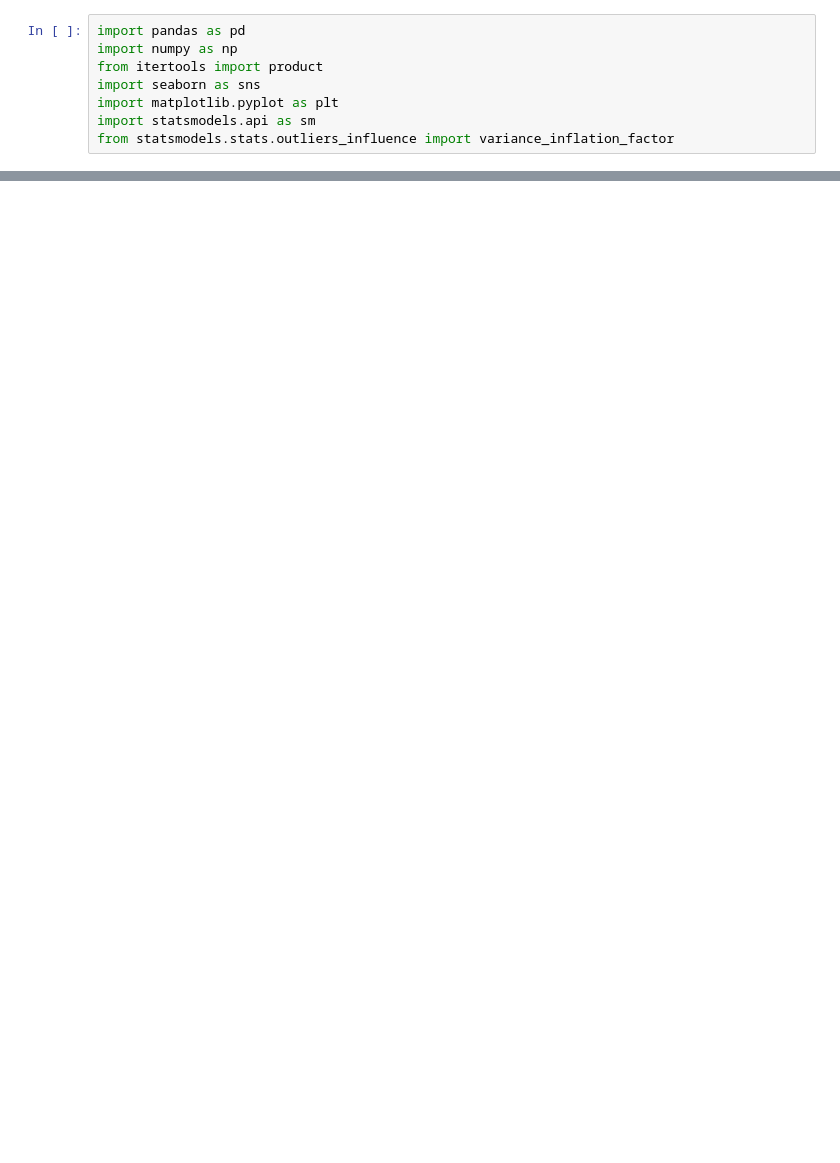
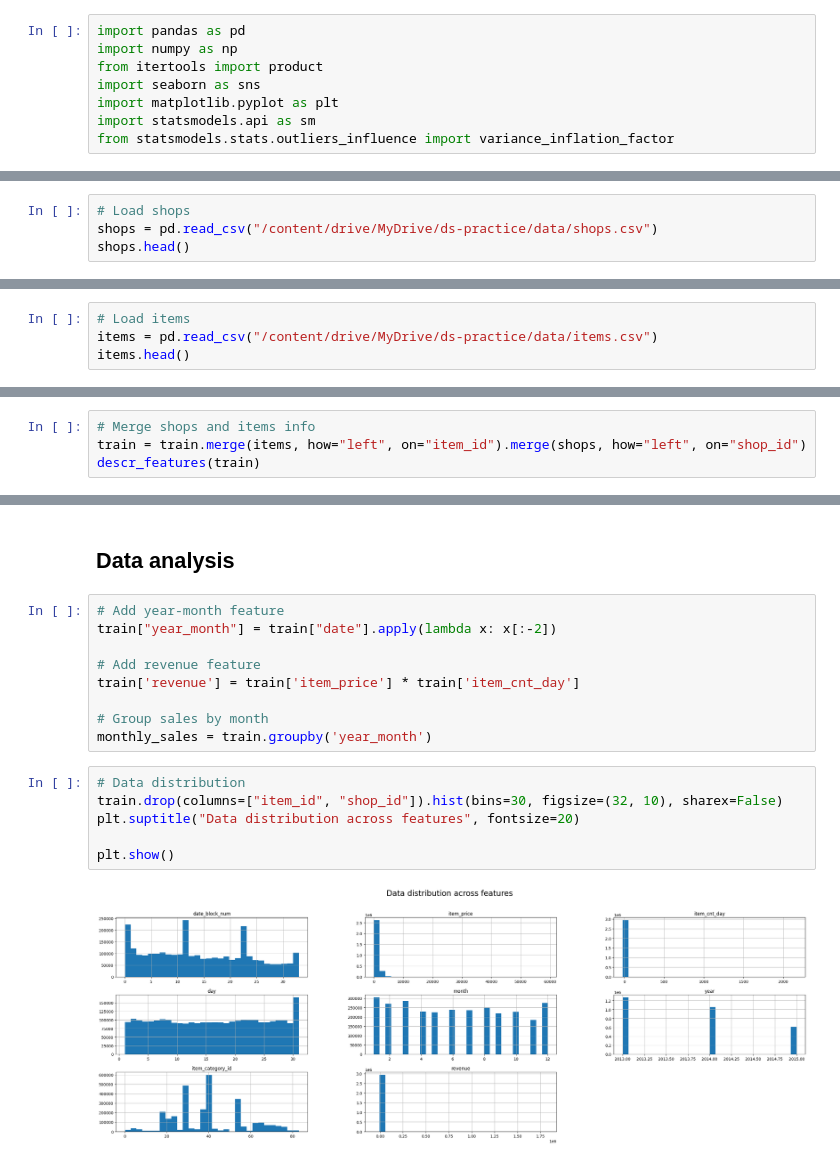
Before and after one commit to katsiarynashymchonak-trainee/ds-practice, a Jupyter notebook: EDA.ipynb, the cells around one changed output, grey strips where cells are left out. Cells and saved outputs as stored; diff of their text form; blank space fills up the shorter version.

```diff
--- a/EDA.ipynb
+++ b/EDA.ipynb
@@ -319,0 +94,4 @@ def get_bounds(data, column):
+# %%
+# Load shops
+shops = pd.read_csv("/content/drive/MyDrive/ds-practice/data/shops.csv")
+shops.head()
@@ -319,0 +105,4 @@ def get_bounds(data, column):
+# %%
+# Load items
+items = pd.read_csv("/content/drive/MyDrive/ds-practice/data/items.csv")
+items.head()
@@ -319,0 +116,4 @@ def get_bounds(data, column):
+# %%
+# Merge shops and items info
+train = train.merge(items, how="left", on="item_id").merge(shops, how="left", on="shop_id")
+descr_features(train)
@@ -319,0 +132,19 @@ def get_bounds(data, column):
+# %% [markdown]
+## Data analysis
+# %%
+# Add year-month feature
+train["year_month"] = train["date"].apply(lambda x: x[:-2])
+
+# Add revenue feature
+train['revenue'] = train['item_price'] * train['item_cnt_day']
+
+# Group sales by month
+monthly_sales = train.groupby('year_month')
+# %%
+# Data distribution
+train.drop(columns=["item_id", "shop_id"]).hist(bins=30, figsize=(32, 10), sharex=False)
+plt.suptitle("Data distribution across features", fontsize=20)
+
+plt.show()
+# %% [output]
+[figure, added]
```
Also changed, not shown: parts of 134 cells of this notebook, 3 other files.
